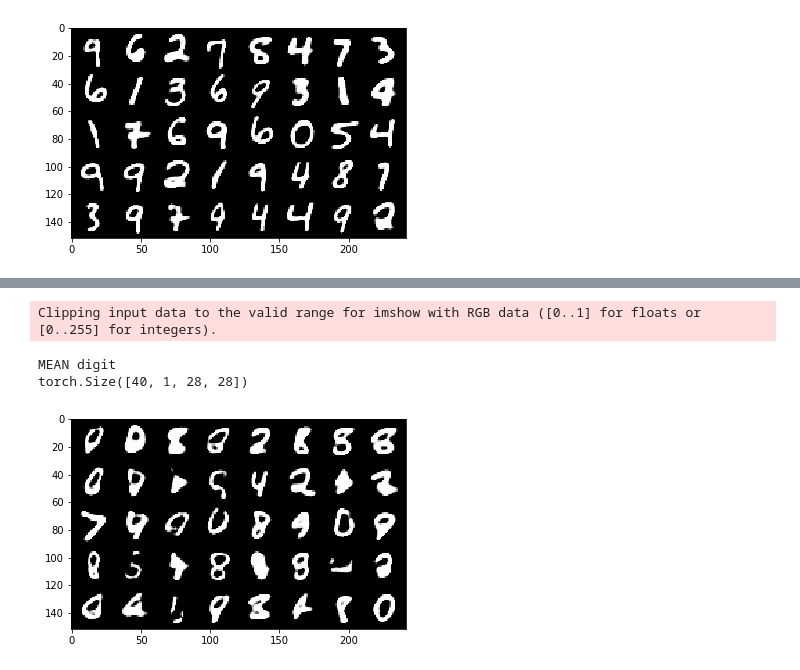
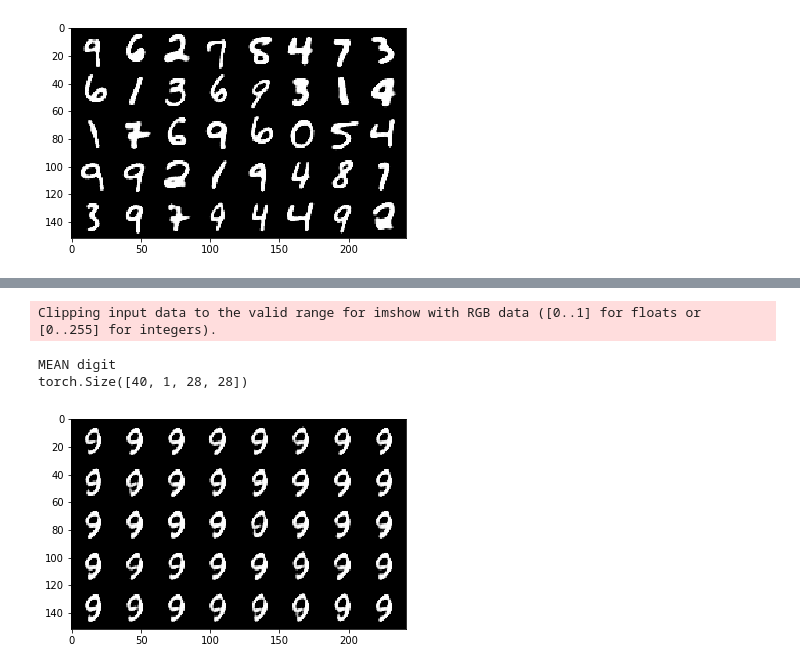
Before and after one commit to sesquipedalian-dev/mnistVaeExperiment, a Jupyter notebook: pytorch_mnist_ae.ipynb, the cells around one changed output, grey strips where cells are left out. Cells and saved outputs as stored; diff of their text form; code cells hidden in the pictures.

```diff
--- a/pytorch_mnist_ae.ipynb
+++ b/pytorch_mnist_ae.ipynb
@@ -166,13 +166,21 @@ class Net(nn.Module):
         self.encoder = Encoder()
         self.decoder = Decoder()
 
-    def reparametrize(self, mu, logvar, deviation=1):
+    def reparametrize(self, mu, logvar, deviation=1.):
+        if not isinstance(deviation, torch.Tensor):
+            deviation = torch.FloatTensor([deviation]).repeat(50).to(device)
+
         std = logvar.mul(0.5).exp_() * deviation
         if torch.cuda.is_available():
             eps = torch.cuda.FloatTensor(std.size()).normal_()
         else:
             eps = torch.FloatTensor(std.size()).normal_()
         eps = Variable(eps)
+
+        # cleanup
+        if isinstance(deviation, torch.Tensor):
+            deviation.detach()
+
         return eps.mul(std).add_(mu)
 
     def encode(self, x):
@@ -182,7 +190,7 @@ class Net(nn.Module):
     def decode(self, x):
         return self.decoder(x)
 
-    def sample(self, mu, logvar, deviation=1):
+    def sample(self, mu, logvar, deviation=1.):
         z = self.reparametrize(mu.to(device), logvar.to(device), deviation)
         z = z.to(device)
         decoded = self.decode(z)
@@ -423,13 +438,13 @@ calculating running mu: 0 tensor([ 0.0182, -0.0069, -0.0057,  0.1213,  0.0320, -
 # %%
 
 decoded = net.sample(running_mu.type(torch.FloatTensor).repeat(40, 1),
-                     running_logvar.type(torch.FloatTensor).repeat(40, 1), deviation=10)
+                     running_logvar.type(torch.FloatTensor).repeat(40, 1), deviation=1)
 print("MEAN digit")
 print(decoded.shape)
 imshow2(torchvision.utils.make_grid(decoded))
 # 40, 1, 28, 28
 # %% [output]
 Clipping input data to the valid range for imshow with RGB data ([0..1] for floats or [0..255] for integers).
 MEAN digit
 torch.Size([40, 1, 28, 28])
-[figure, old version]
+[figure, new version]
```
Also changed, not shown: parts of 4 cells of this notebook, 2 other files.
